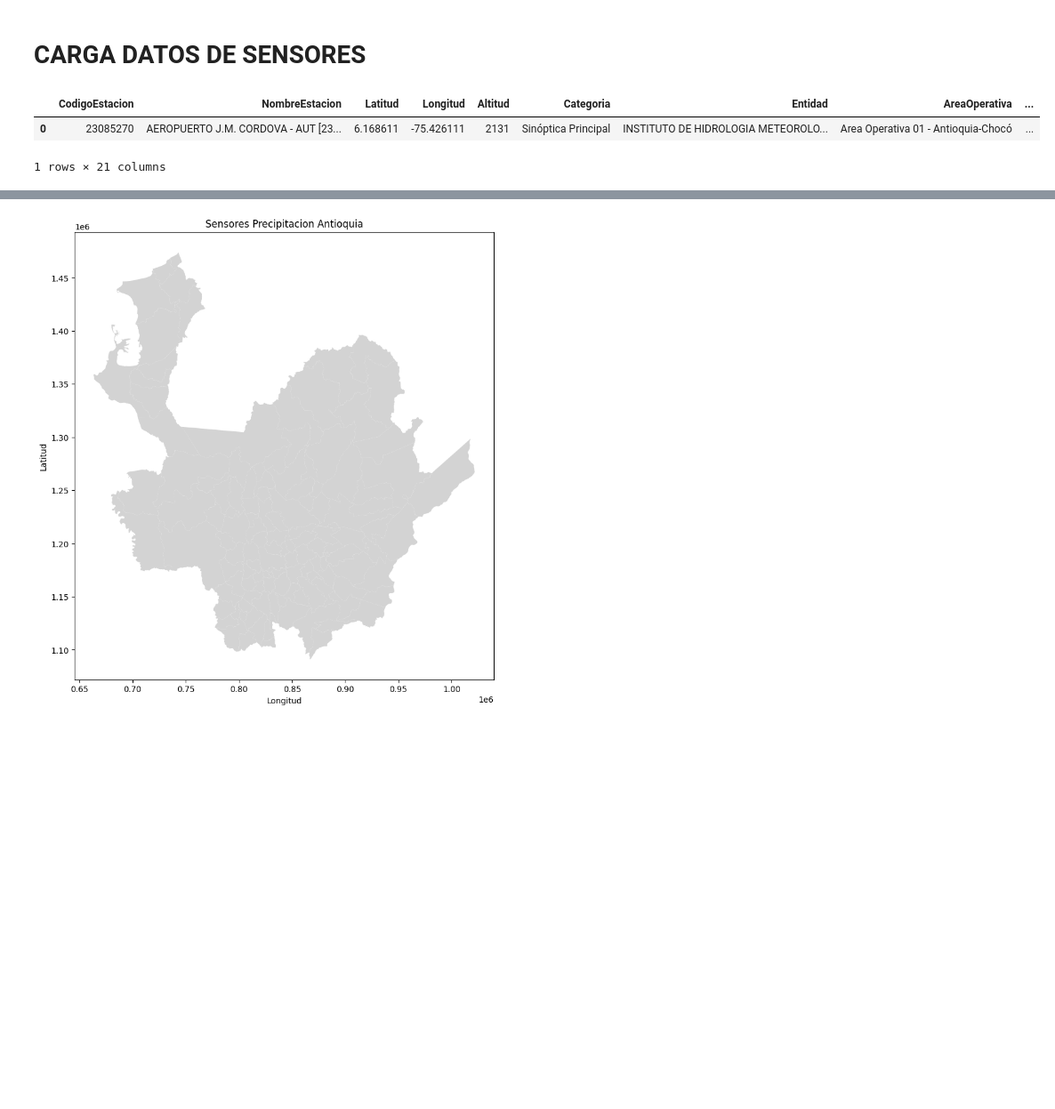
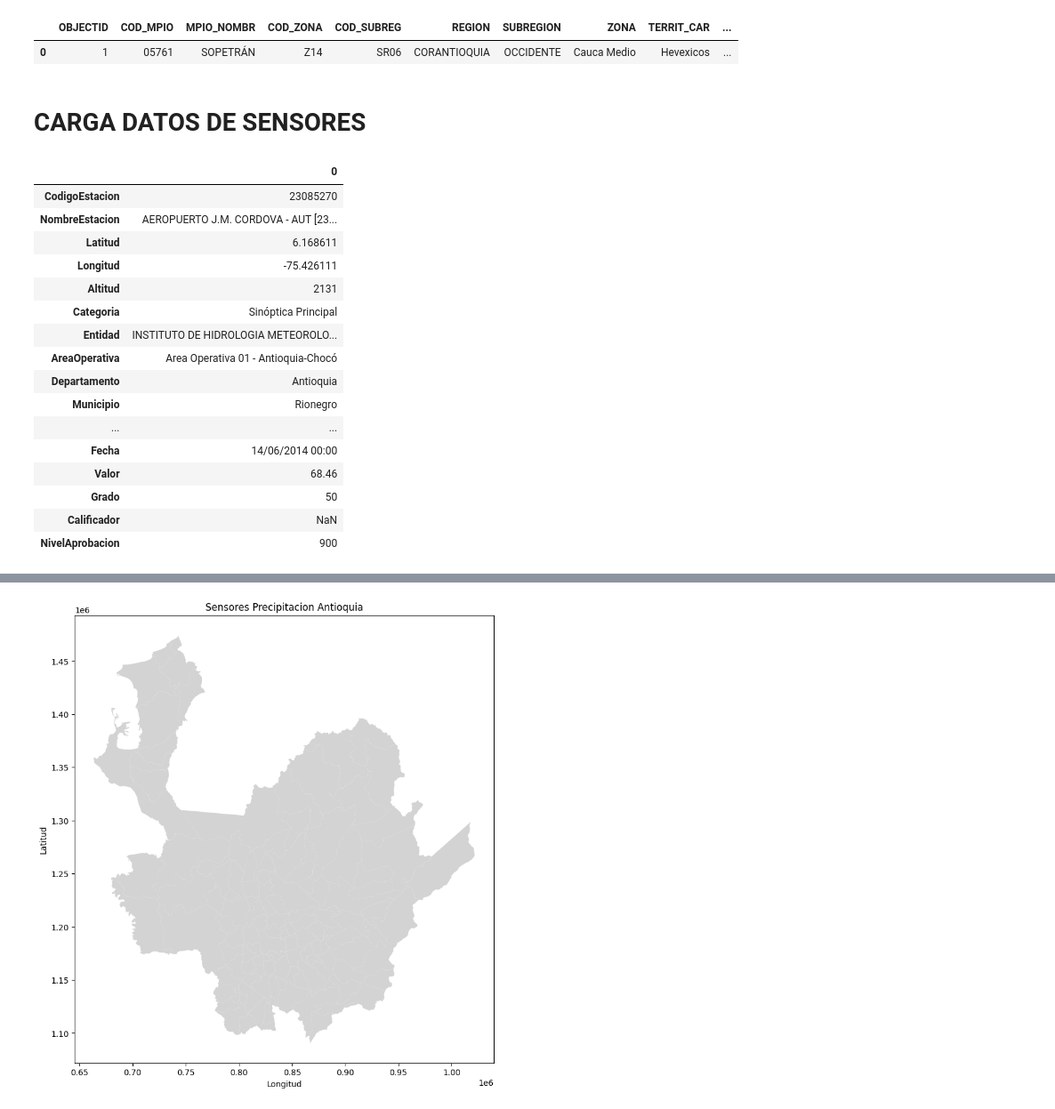
Before and after one commit to stijopa/Tesis, a Jupyter notebook: EDA_T_Sensores.ipynb, the cells around one changed output, grey strips where cells are left out. Shown at 89% size. Drawn from its saved outputs; the diff is of its cells as text; code cells hidden in the pictures; blank space fills up the shorter version.

```diff
--- a/EDA_T_Sensores.ipynb
+++ b/EDA_T_Sensores.ipynb
@@ -10,15 +10,33 @@ from sklearn.preprocessing import LabelEncoder
 shapefile_path = 'C:\\Users\\JohanStivenPaezBermu\\OneDrive - Asulado\\Python\\Python_MSc\\Tesis\\ESE_Capacidad_Instalada\\ESE_Capacidad_Instalada.shp'
 # Carga el Shapefile
 Mapa_Antioquia = gpd.read_file(shapefile_path)
+Mapa_Antioquia.head(1)
 
 #print(Mapa_Antioquia.head())
+# %% [output]
+|  | OBJECTID | COD_MPIO | MPIO_NOMBR | COD_ZONA | COD_SUBREG | REGION | SUBREGION | ZONA | TERRIT_CAR | ... |
+| 0 | 1 | 05761 | SOPETRÁN | Z14 | SR06 | CORANTIOQUIA | OCCIDENTE | Cauca Medio | Hevexicos | ... |
 # %% [markdown]
 # CARGA DATOS DE SENSORES
 # %%
 df_Sensores = pd.read_csv("C:\\Users\\JohanStivenPaezBermu\\Downloads\\Datos_Tesis\\Precipitacion_2011_2023_ANT\\Consolidado_Precipitacion_Antioquia.csv")
 #df_Sensores.shape ## (67172, 21)
-df_Sensores.head(1)
+df_Sensores.head(1).T
 # %% [output]
-|  | CodigoEstacion | NombreEstacion | Latitud | Longitud | Altitud | Categoria | Entidad | AreaOperativa | ... |
-| 0 | 23085270 | AEROPUERTO J.M. CORDOVA - AUT [23... | 6.168611 | -75.426111 | 2131 | Sinóptica Principal | INSTITUTO DE HIDROLOGIA METEOROLO... | Area Operativa 01 - Antioquia-Chocó | ... |
+|  | 0 |
+| CodigoEstacion | 23085270 |
+| NombreEstacion | AEROPUERTO J.M. CORDOVA - AUT [23... |
+| Latitud | 6.168611 |
+| Longitud | -75.426111 |
+| Altitud | 2131 |
+| Categoria | Sinóptica Principal |
+| Entidad | INSTITUTO DE HIDROLOGIA METEOROLO... |
+| AreaOperativa | Area Operativa 01 - Antioquia-Chocó |
+| Departamento | Antioquia |
+| Municipio | Rionegro |
+| ... | ... |
+| Fecha | 14/06/2014 00:00 |
+| Valor | 68.46 |
+| Grado | 50 |
+| Calificador | NaN |
+| NivelAprobacion | 900 |
-1 rows × 21 columns
```
Also changed, not shown: parts of 11 cells of this notebook.
